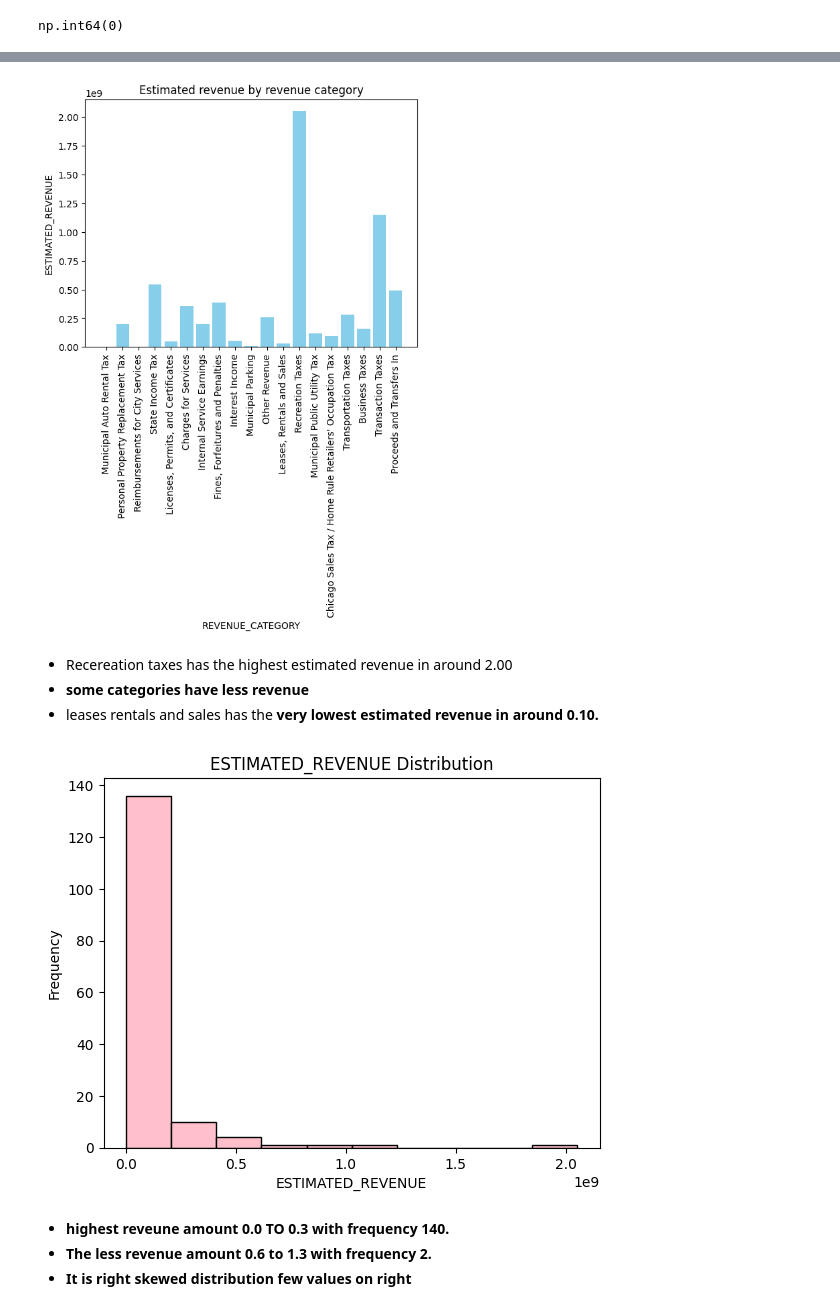
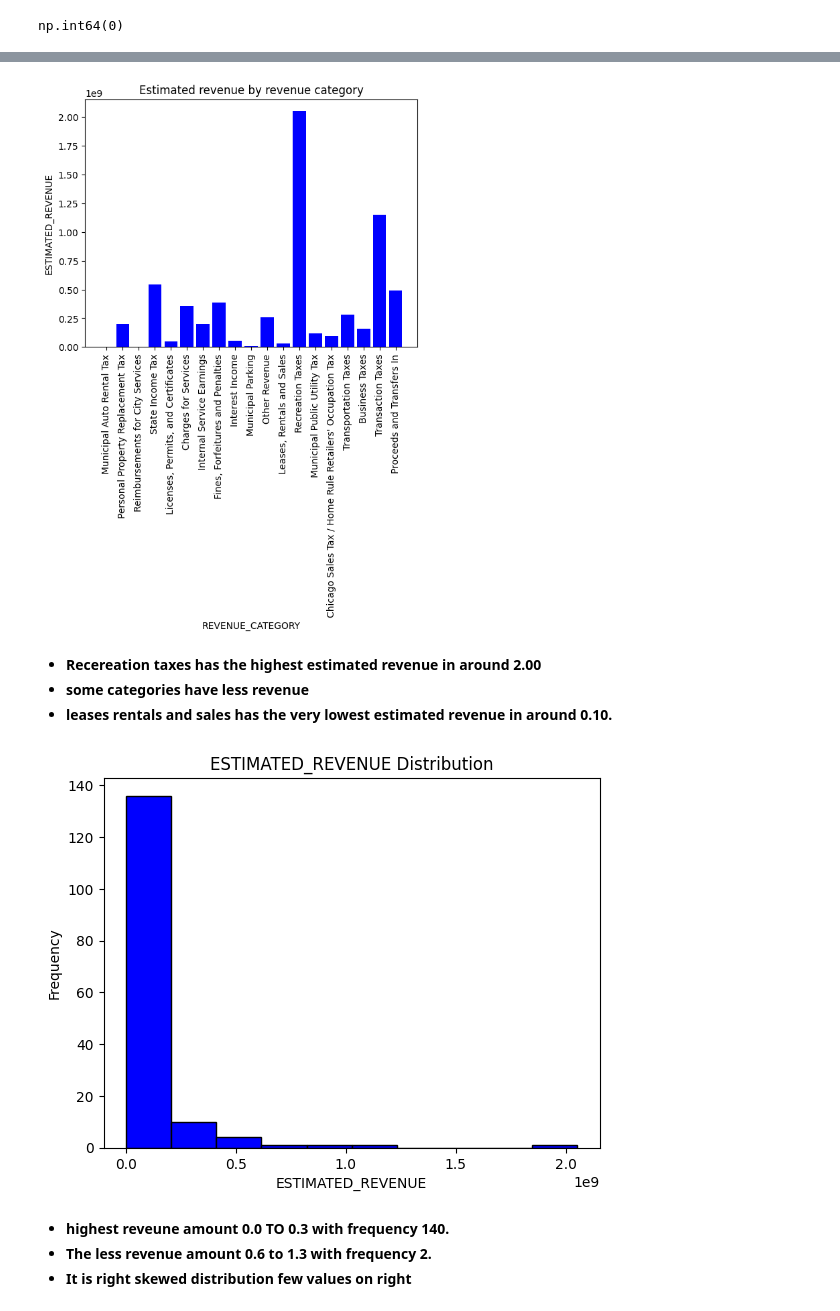
Before and after one commit to vaishnavipund94/Budget_Recomandation_revenue, a Jupyter notebook: Budget Recomm Vaishnavi (1).ipynb, the cells around one changed output, grey strips where cells are left out. Saved outputs shown, nothing was run; the diff lists cells and outputs as text; code cells hidden in the pictures.

```diff
--- a/Budget Recomm Vaishnavi (1).ipynb
+++ b/Budget Recomm Vaishnavi (1).ipynb
@@ -161,26 +174,26 @@ plt.show()
 - **Local Non-Tax** has the **lowest estimated revenue below 0.50**
 - **Intergovernmental revenue** and **Proceeds and Transfers In** has almost similar revenue **above 0.50**
 # %%
-plt.bar(df['REVENUE_CATEGORY'],df['ESTIMATED_REVENUE'], color ="skyblue")
+plt.bar(df['REVENUE_CATEGORY'],df['ESTIMATED_REVENUE'], color ="blue")
 plt.title("Estimated revenue by revenue category")
 plt.xlabel('REVENUE_CATEGORY')
 plt.ylabel('ESTIMATED_REVENUE')
 plt.xticks(rotation=90)
 plt.show()
 # %% [output]
-[figure, old version]
+[figure, new version]
 # %% [markdown]
-- Recereation taxes has the highest estimated revenue in around 2.00
+- **Recereation taxes has the highest estimated revenue in around 2.00**
 - **some categories have less revenue**
-- leases rentals and sales has the **very lowest estimated revenue in around 0.10.**
+- **leases rentals and sales has the very lowest estimated revenue in around 0.10.**
 # %%
-plt.hist(df['ESTIMATED_REVENUE'], color='pink', edgecolor='black')
+plt.hist(df['ESTIMATED_REVENUE'], color='blue', edgecolor='black')
 plt.title('ESTIMATED_REVENUE Distribution')
 plt.xlabel('ESTIMATED_REVENUE')
 plt.ylabel('Frequency')
 plt.show()
 # %% [output]
-[figure, old version]
+[figure, new version]
 # %% [markdown]
 - **highest reveune amount 0.0 TO 0.3 with frequency 140.**
 - **The less revenue amount 0.6 to 1.3 with frequency 2.**
```
Also changed, not shown: parts of 23 cells of this notebook.
